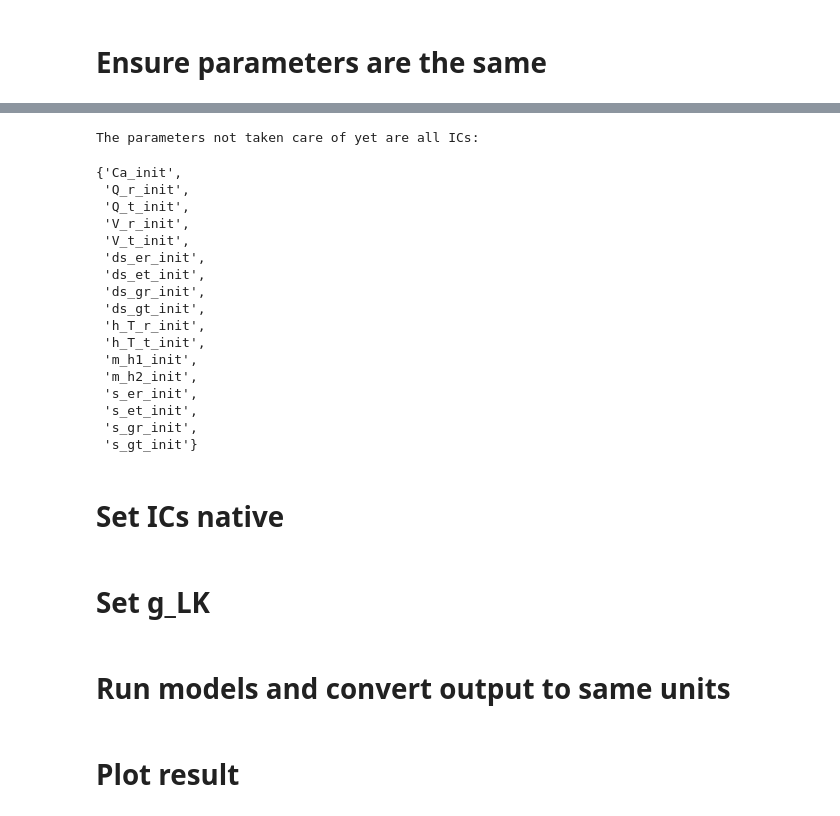
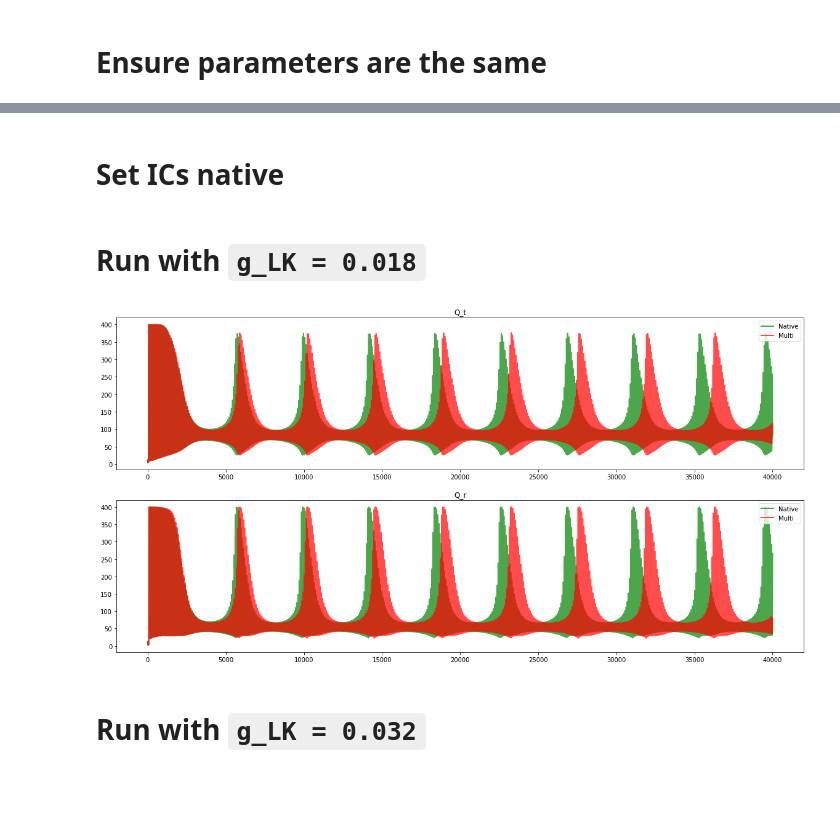
Before and after one commit to mattiasJohnson/neurolib-thalamus-native-multi-comparison, a Jupyter notebook: thalamus_native_multi_comparison.ipynb, the cells around one changed output, grey strips where cells are left out. Cells and saved outputs as stored; diff of their text form; code cells hidden in the pictures; blank space fills up the shorter version.

```diff
--- a/thalamus_native_multi_comparison.ipynb
+++ b/thalamus_native_multi_comparison.ipynb
@@ -165,6 +165,7 @@ def plotModels(
                 c=color,
                 label=label,
                 linestyle=linestyle,
+                alpha=0.7
             )
             ax.legend(loc="upper right")
 # %% [markdown]
@@ -236,25 +180,0 @@ native_params_okay = {
-# %%
-# See which parameters not taken care of mirroring above
-native_in_mapping = name_map_thal.values()  # native parameters with corresponding multi
-native_missing_in_mapping = thal_native.params.keys() - native_in_mapping  # native parameters without corresponding multi
-print("The parameters not taken care of yet are all ICs:")
-native_missing_in_mapping - native_params_okay
-# %% [output]
-The parameters not taken care of yet are all ICs:
-{'Ca_init',
- 'Q_r_init',
- 'Q_t_init',
- 'V_r_init',
- 'V_t_init',
- 'ds_er_init',
- 'ds_et_init',
- 'ds_gr_init',
- 'ds_gt_init',
- 'h_T_r_init',
- 'h_T_t_init',
- 'm_h1_init',
- 'm_h2_init',
- 's_er_init',
- 's_et_init',
- 's_gr_init',
- 's_gt_init'}
@@ -279,5 +215,27 @@ thal_native.params["ds_et_init"],
 thal_native.params["ds_gt_init"],
 thal_native.params["ds_er_init"],
 thal_native.params["ds_gr_init"] ) = generateNonRandomICsThalamus(1)
+# %% [markdown]
+# Run with `g_LK = 0.018`
+# %%
+thal_multi.params["THLMnode_0.TCR_0.g_LK"] = 0.018
+thal_multi.params["THLMnode_0.TRN_1.g_LK"] = 0.018
+
+thal_native.params["g_LK"] = 0.018
+
+# Run models
+thal_native.run()
+thal_multi.run()
+
+outputs_multi_thal = {}
+# Convert multi output to same units
+outputs_multi_thal["t"] = thal_multi["t"] * 1000
+# Thal outputs
+outputs_multi_thal["Q_t"] = thal_multi["r_mean_EXC"][0] * 1000
+outputs_multi_thal["Q_r"] = thal_multi["r_mean_INH"][0] * 1000
+
+plotModels([thal_native, outputs_multi_thal], ["Native", "Multi"], outputs=["Q_t", "Q_r"])
+# %% [output]
+[figure, added]
 # %% [markdown]
-# Set g_LK
+# Run with `g_LK = 0.032`
@@ -289,2 +241,0 @@ thal_native.params["g_LK"] = 0.032
-# %% [markdown]
-# Run models and convert output to same units
@@ -302,2 +241,0 @@ outputs_multi_thal["Q_r"] = thal_multi["r_mean_INH"][0] * 1000
-# %% [markdown]
-# Plot result
```
Also changed, not shown: parts of 11 cells of this notebook.
